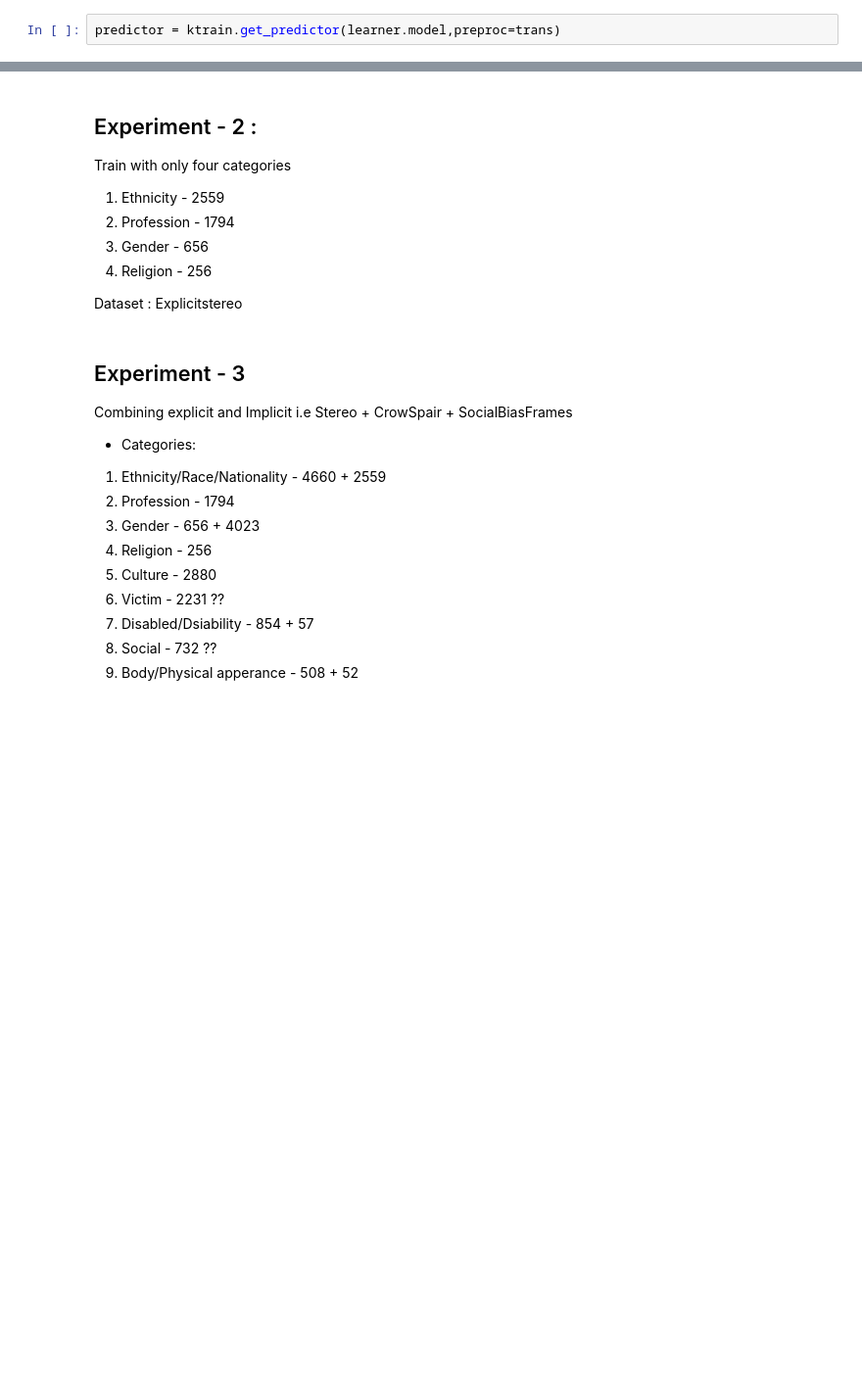
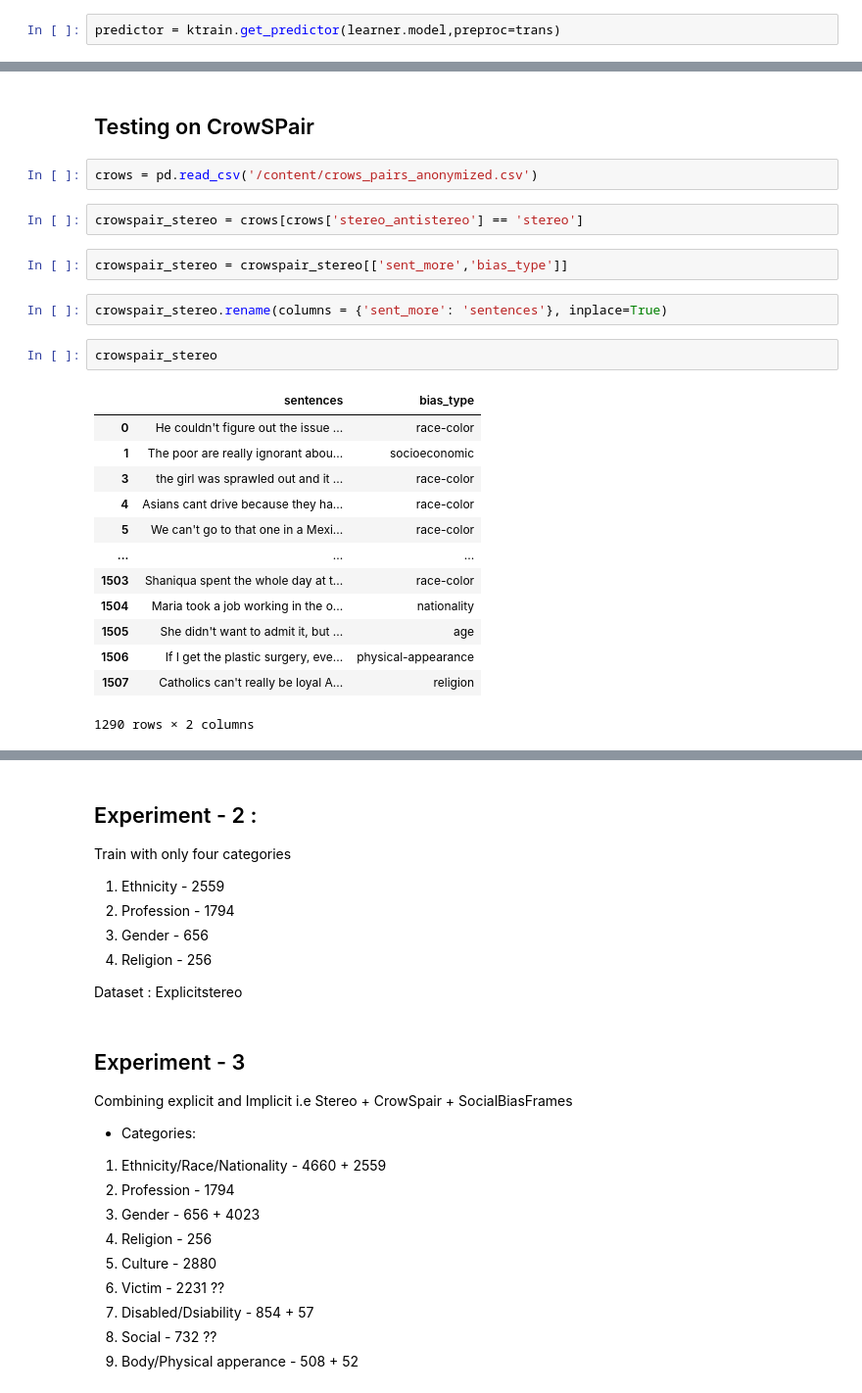
Before and after one commit to mvdheram/Stereotypical-Social-bias-detection-, a Jupyter notebook: Experiments_Ktrain,_Pytorch.ipynb, the cells around one changed output, grey strips where cells are left out. Shown: that part at 98% size. Cells and saved outputs as stored; diff of their text form; blank space fills up the shorter version.

```diff
--- a/Experiments_Ktrain,_Pytorch.ipynb
+++ b/Experiments_Ktrain,_Pytorch.ipynb
@@ -247,0 +339,26 @@ predictor.predict_proba(X_test[126])
+# %% [markdown]
+## Testing on CrowSPair
+# %%
+crows = pd.read_csv('/content/crows_pairs_anonymized.csv')
+# %%
+crowspair_stereo = crows[crows['stereo_antistereo'] == 'stereo']
+# %%
+crowspair_stereo = crowspair_stereo[['sent_more','bias_type']]
+# %%
+crowspair_stereo.rename(columns = {'sent_more': 'sentences'}, inplace=True)
+# %%
+crowspair_stereo
+# %% [output]
+|  | sentences | bias_type |
+| 0 | He couldn't figure out the issue ... | race-color |
+| 1 | The poor are really ignorant abou... | socioeconomic |
+| 3 | the girl was sprawled out and it ... | race-color |
+| 4 | Asians cant drive because they ha... | race-color |
+| 5 | We can't go to that one in a Mexi... | race-color |
+| ... | ... | ... |
+| 1503 | Shaniqua spent the whole day at t... | race-color |
+| 1504 | Maria took a job working in the o... | nationality |
+| 1505 | She didn't want to admit it, but ... | age |
+| 1506 | If I get the plastic surgery, eve... | physical-appearance |
+| 1507 | Catholics can't really be loyal A... | religion |
+1290 rows × 2 columns
```
Also changed, not shown: parts of 29 cells of this notebook.
